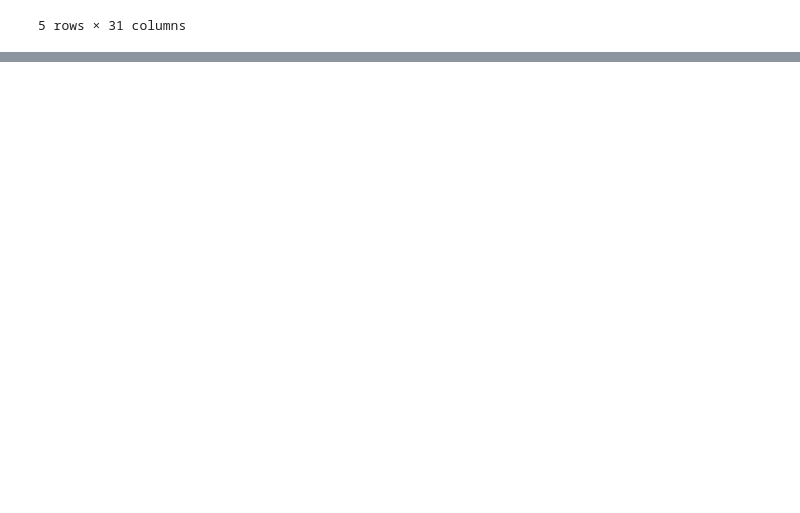
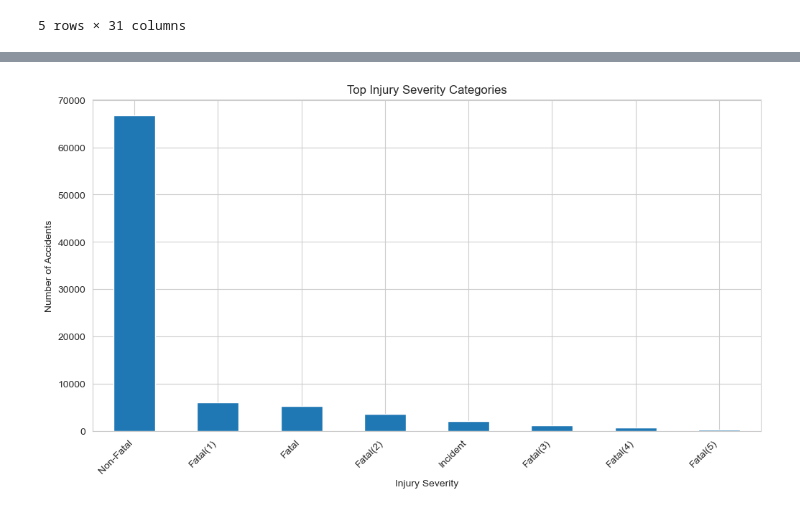
Before and after one commit to abelchol-ship-it/DSC-PHASE-1-PROJECT-THE-LOWEST-RISK-AIRCRAFT, a Jupyter notebook: student.ipynb, the cells around one changed output, grey strips where cells are left out. Saved outputs shown, nothing was run; the diff lists cells and outputs as text; code cells hidden in the pictures; blank space fills up the shorter version.

```diff
--- a/student.ipynb
+++ b/student.ipynb
@@ -142,0 +266,18 @@ Before performing analysis, the dataset must be **cleaned and standardized**:
+# %%
+# Convert Latitude and Longitude to numeric
+lowest_risk_aircraft['Latitude'] = pd.to_numeric(lowest_risk_aircraft['Latitude'], errors='coerce')
+lowest_risk_aircraft['Longitude'] = pd.to_numeric(lowest_risk_aircraft['Longitude'], errors='coerce')
+# %%
+# Standardize column names
+
+lowest_risk_aircraft.columns = [col.replace('.', '_') for col in lowest_risk_aircraft.columns]
+# %%
+# Create risk features
+
+lowest_risk_aircraft['Fatal_Accident'] = lowest_risk_aircraft['Total_Fatal_Injuries'] > 0
+lowest_risk_aircraft['Has_Fatal_History'] = lowest_risk_aircraft['Total_Fatal_Injuries'] > 0
+# %%
+# Handle categorical missing values
+
+lowest_risk_aircraft['Aircraft_Category'] = lowest_risk_aircraft['Aircraft_Category'].fillna('Unknown')
+lowest_risk_aircraft['Purpose_of_flight'] = lowest_risk_aircraft['Purpose_of_flight'].fillna('Unknown')
@@ -142,0 +328,12 @@ Before performing analysis, the dataset must be **cleaned and standardized**:
+# %%
+severity_counts = lowest_risk_aircraft['Injury_Severity'].value_counts().head(8)
+
+plt.figure()
+severity_counts.plot(kind='bar')
+plt.title('Top Injury Severity Categories')
+plt.xlabel('Injury Severity')
+plt.ylabel('Number of Accidents')
+plt.xticks(rotation=45, ha='right')
+plt.show()
+# %% [output]
+[figure, added]
```
Also changed, not shown: parts of 89 cells of this notebook, 20 other files.
